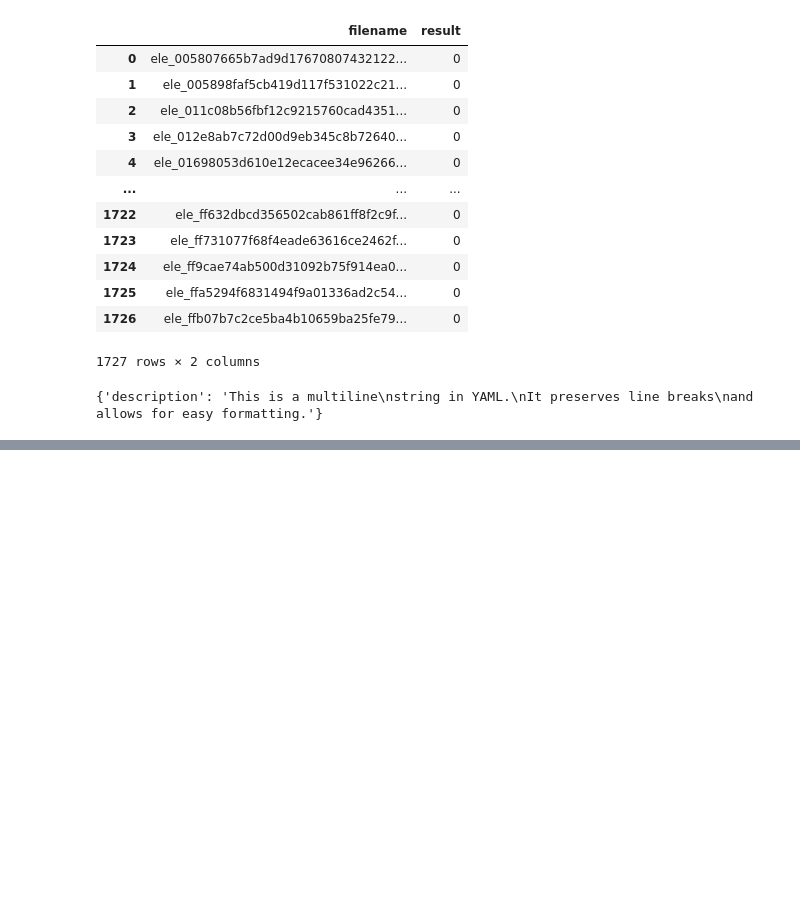
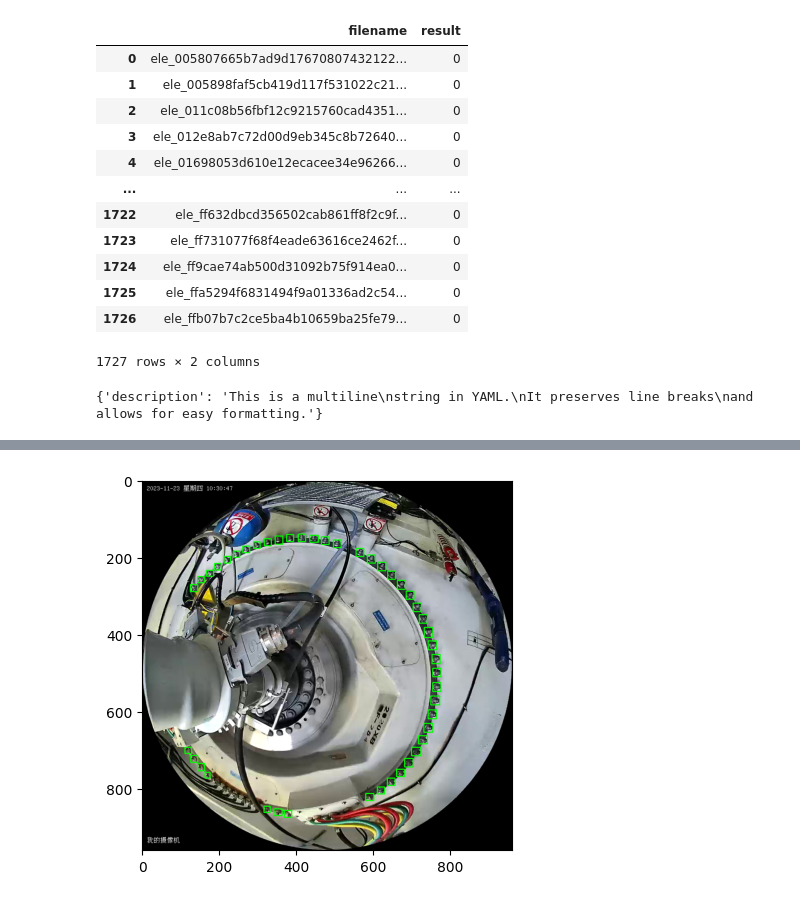
Before and after one commit to weihule/image-processing, a Jupyter notebook: classification/test.ipynb, the cells around one changed output, grey strips where cells are left out. Cells and saved outputs as stored; diff of their text form; code cells hidden in the pictures; blank space fills up the shorter version.

```diff
--- a/classification/test.ipynb
+++ b/classification/test.ipynb
@@ -145,0 +323,25 @@ print(infos)
+# %%
+# 验证xml文件里的标注是否可以正确对应在图上
+import xml.etree.ElementTree as ET
+import cv2
+import matplotlib.pyplot as plt
+
+def show_xml(xml_path, img_path):
+    tree = ET.parse(xml_path)
+    root = tree.getroot()
+    img = cv2.imread(img_path)
+    for obj in root.findall("object"):
+        name = obj.find("name").text
+        bndbox = obj.find("bndbox")
+        xmin = int(bndbox.find("xmin").text)
+        ymin = int(bndbox.find("ymin").text)
+        xmax = int(bndbox.find("xmax").text)
+        ymax = int(bndbox.find("ymax").text)
+        cv2.rectangle(img, (xmin, ymin), (xmax, ymax), (0, 255, 0), 2)
+    plt.imshow(img[:, :, ::-1])
+
+xml_path = r"D:\workspace\data\bolt\Annotations\bolt_0001.xml"
+img_path = r"D:\workspace\data\bolt\JPEGImages\bolt_0001.png"
+show_xml(xml_path, img_path)
+# %% [output]
+[figure, added]
```
Also changed, not shown: parts of 4 cells of this notebook.
